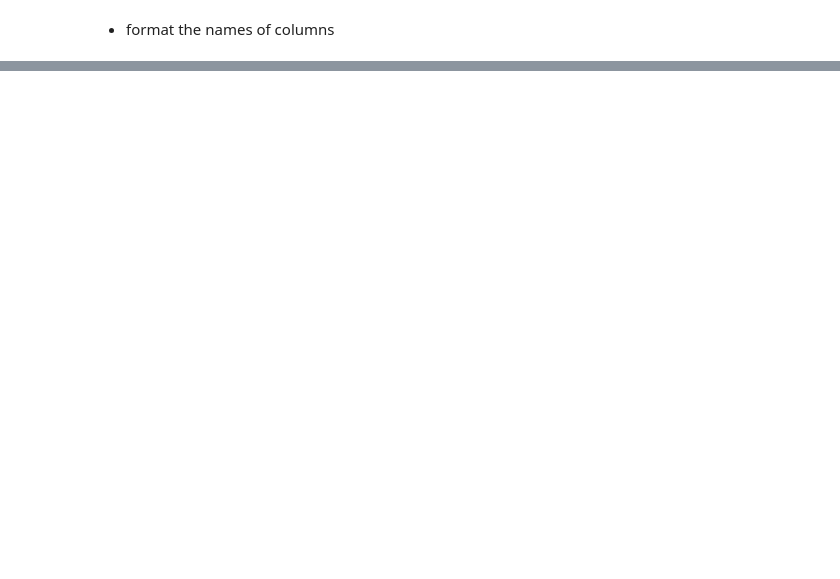
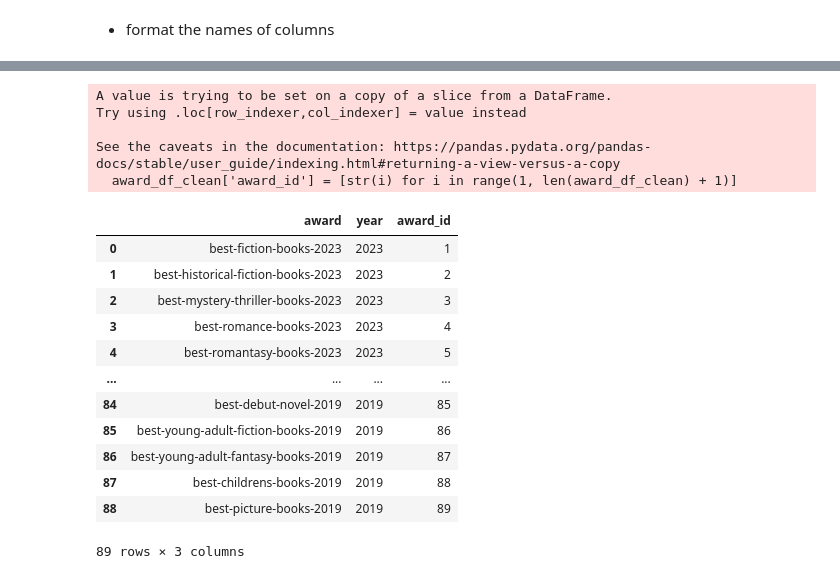
Before and after one commit to txiao9331/EmoLit, a Jupyter notebook: nb_data_cln/book_info_cleaning.ipynb, the cells around one changed output, grey strips where cells are left out. Saved outputs shown, nothing was run; the diff lists cells and outputs as text; code cells hidden in the pictures; blank space fills up the shorter version.

```diff
--- a/nb_data_cln/book_info_cleaning.ipynb
+++ b/nb_data_cln/book_info_cleaning.ipynb
@@ -215,0 +270,22 @@ df_filtered.head(3)
+# %%
+award_df_clean['award_id'] = [str(i) for i in range(1, len(award_df_clean) + 1)]
+award_df_clean
+# %% [output]
+A value is trying to be set on a copy of a slice from a DataFrame.
+Try using .loc[row_indexer,col_indexer] = value instead
+
+See the caveats in the documentation: https://pandas.pydata.org/pandas-docs/stable/user_guide/indexing.html#returning-a-view-versus-a-copy
+  award_df_clean['award_id'] = [str(i) for i in range(1, len(award_df_clean) + 1)]
+|  | award | year | award_id |
+| 0 | best-fiction-books-2023 | 2023 | 1 |
+| 1 | best-historical-fiction-books-2023 | 2023 | 2 |
+| 2 | best-mystery-thriller-books-2023 | 2023 | 3 |
+| 3 | best-romance-books-2023 | 2023 | 4 |
+| 4 | best-romantasy-books-2023 | 2023 | 5 |
+| ... | ... | ... | ... |
+| 84 | best-debut-novel-2019 | 2019 | 85 |
+| 85 | best-young-adult-fiction-books-2019 | 2019 | 86 |
+| 86 | best-young-adult-fantasy-books-2019 | 2019 | 87 |
+| 87 | best-childrens-books-2019 | 2019 | 88 |
+| 88 | best-picture-books-2019 | 2019 | 89 |
+89 rows × 3 columns
```
Also changed, not shown: parts of 6 cells of this notebook, 9 other files.
